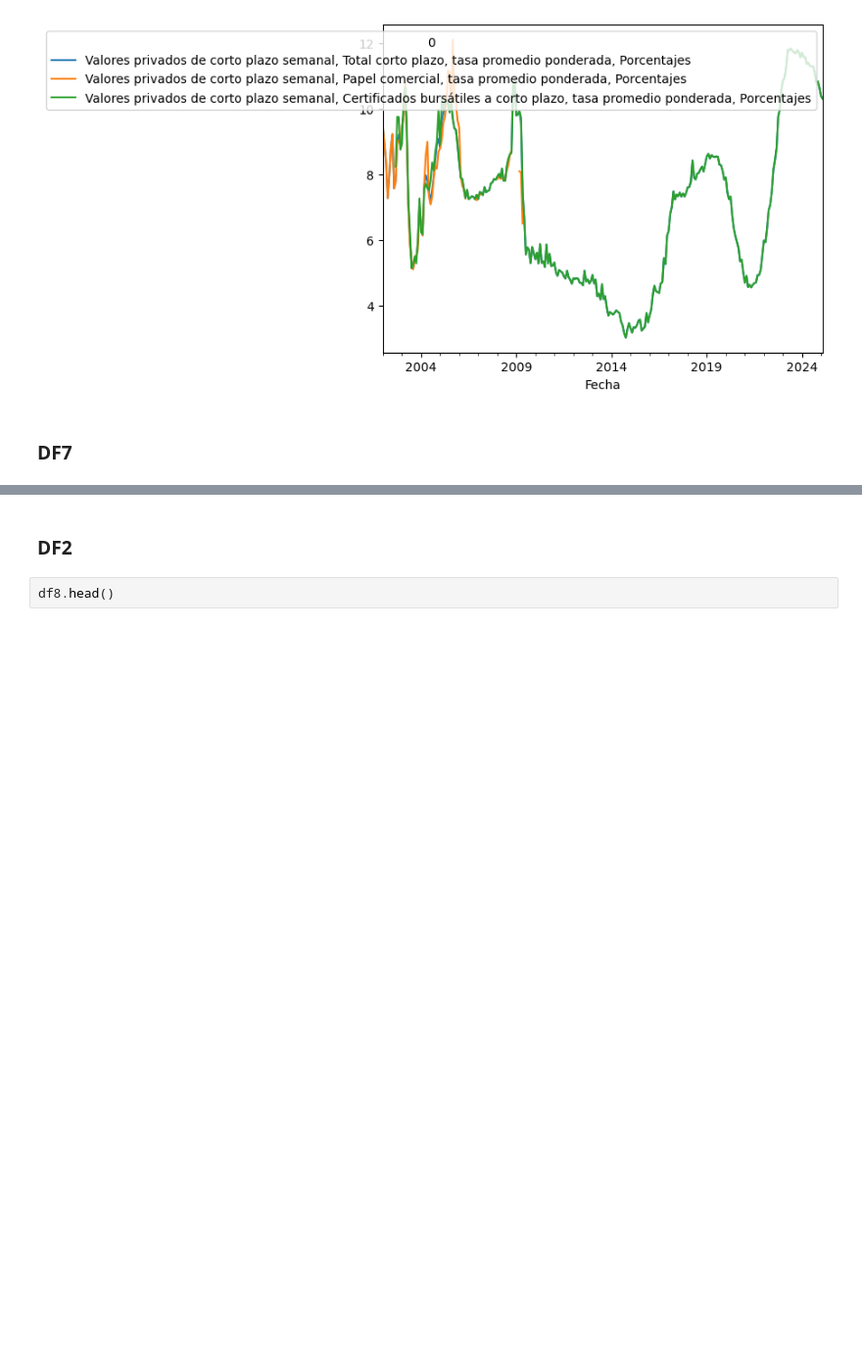
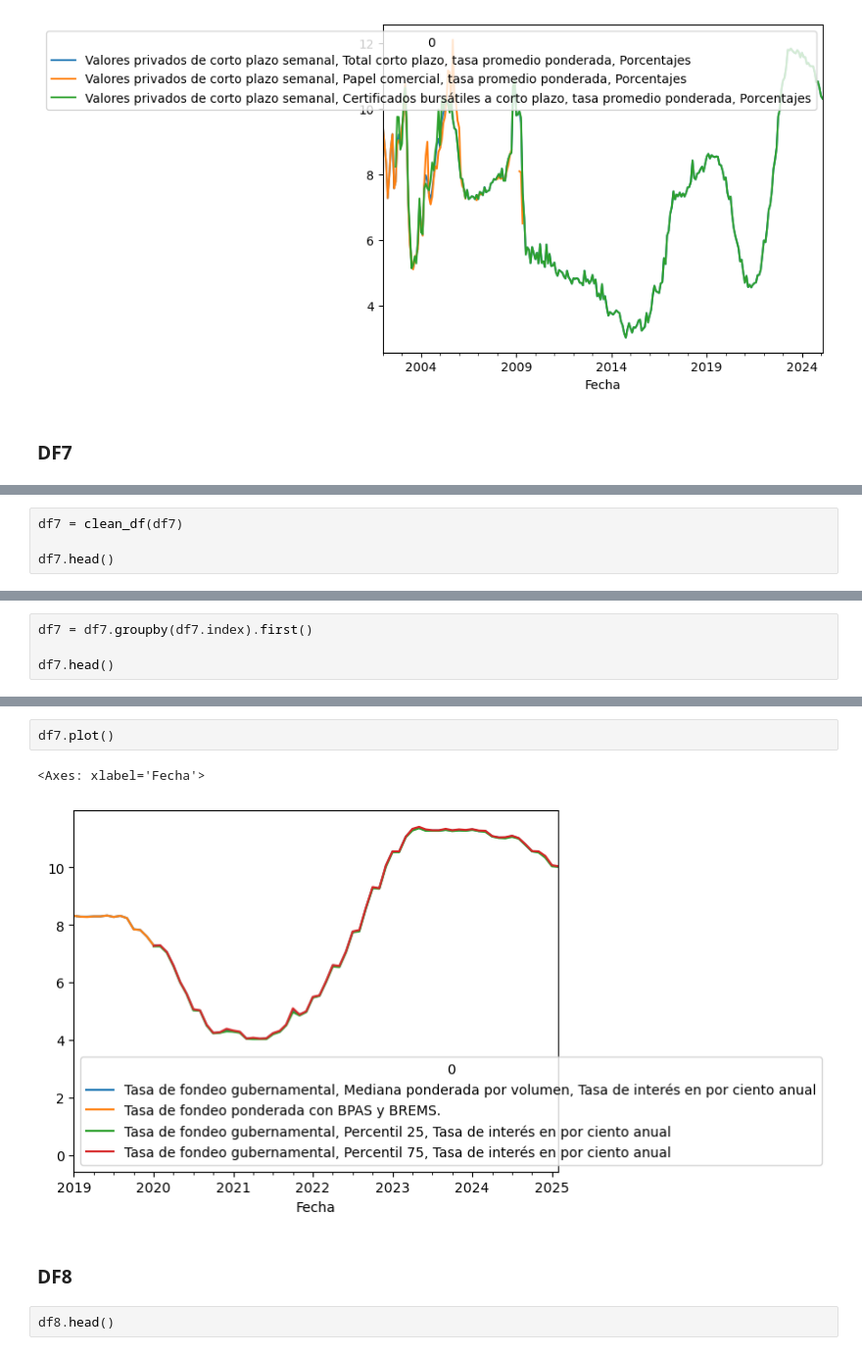
Before and after one commit to heritaco/Data-Mining, a Jupyter notebook: 03-Tasas-de-Interes-al-Consumo/02-explore-data.ipynb, the cells around one changed output, grey strips where cells are left out. Shown at 98% size. Saved outputs shown, nothing was run; the diff lists cells and outputs as text; blank space fills up the shorter version.

```diff
--- a/03-Tasas-de-Interes-al-Consumo/02-explore-data.ipynb
+++ b/03-Tasas-de-Interes-al-Consumo/02-explore-data.ipynb
@@ -353,3 +353,7 @@ df7.head()
 | 2 | 2019-01-04 00:00:00 | 8.24 | 8.24 | N/E | N/E |
 | 3 | 2019-01-07 00:00:00 | 8.26 | 8.26 | N/E | N/E |
 | 4 | 2019-01-08 00:00:00 | 8.26 | 8.25 | N/E | N/E |
+# %%
+df7 = clean_df(df7)
+
+df7.head()
@@ -355,0 +368,4 @@ df7.head()
+# %%
+df7 = df7.groupby(df7.index).first()
+
+df7.head()
@@ -356,5 +380,10 @@ df7.head()
+# %%
+df7.plot()
+# %% [output]
+<Axes: xlabel='Fecha'>
+[figure, added]
 # %% [markdown]
-### DF2
+### DF8
 # %%
 df8.head()
 # %% [output]
```
Also changed, not shown: parts of 22 cells of this notebook, 1 other file.
